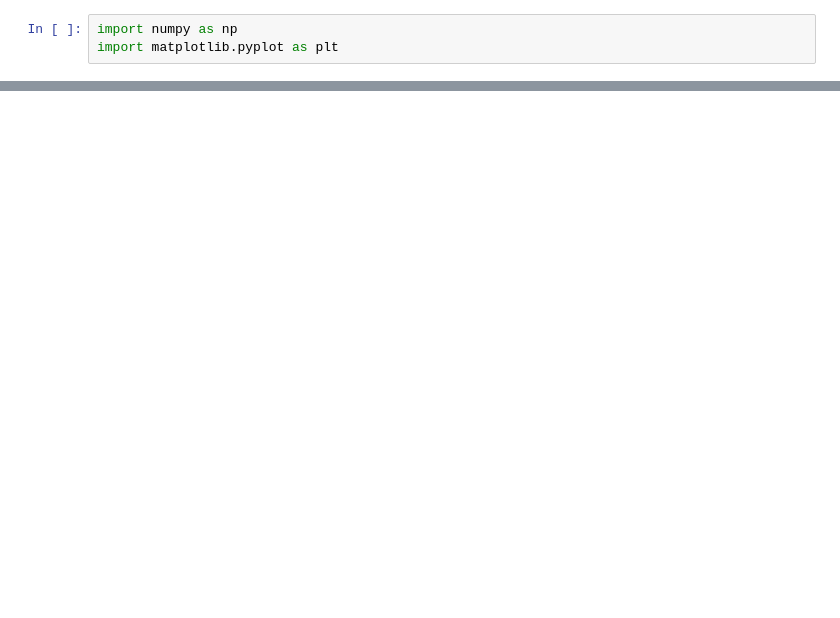
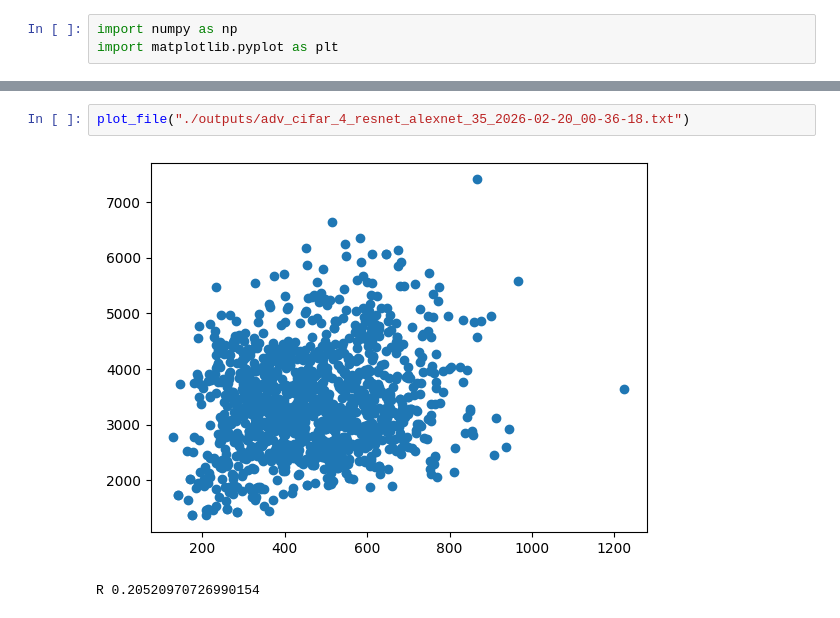
Before and after one commit to kamalikach/platonic_representation, a Jupyter notebook: plots.ipynb, the cells around one changed output, grey strips where cells are left out. Saved outputs shown, nothing was run; the diff lists cells and outputs as text; blank space fills up the shorter version.

```diff
--- a/plots.ipynb
+++ b/plots.ipynb
@@ -12,0 +28,5 @@ plt.show()
+# %%
+plot_file("./outputs/adv_cifar_4_resnet_alexnet_35_2026-02-20_00-36-18.txt")
+# %% [output]
+[figure, added]
+R 0.20520970726990154
```
Also changed, not shown: parts of 5 cells of this notebook, 7 other files.
